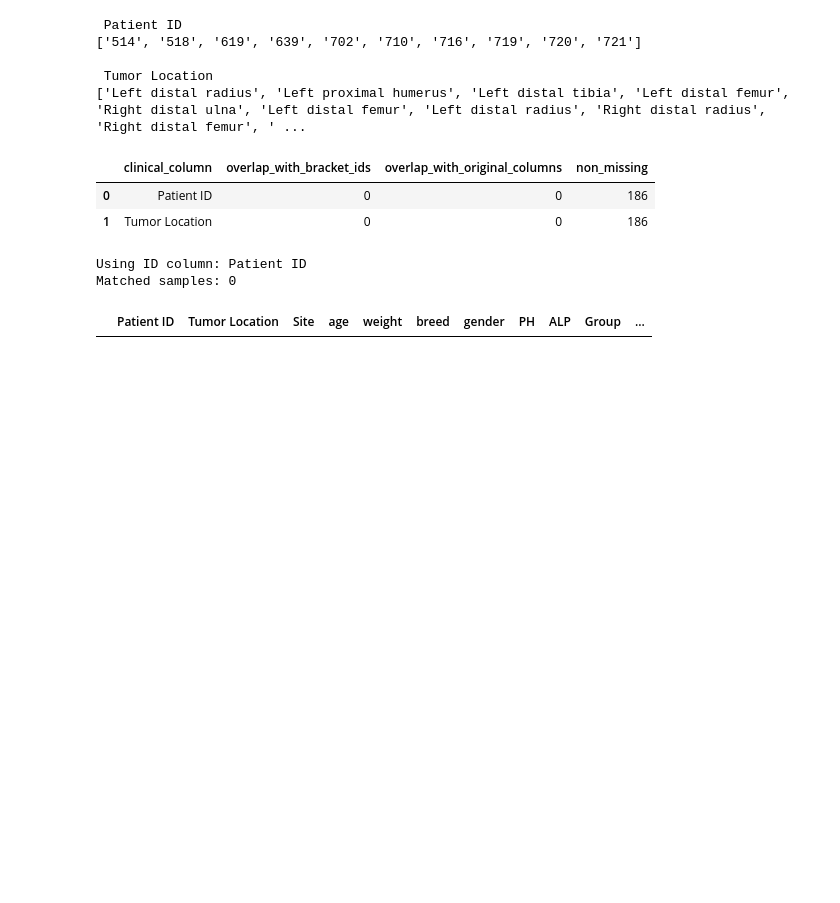
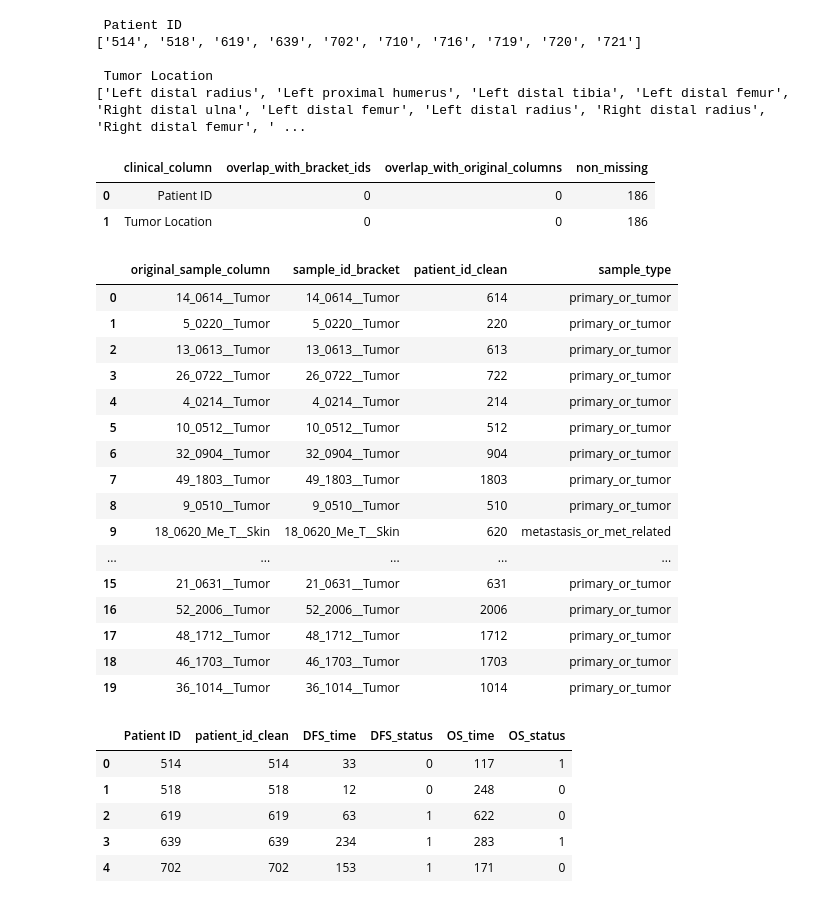
Before and after one commit to Helen2813/paper4_sarcoma_dog, a Jupyter notebook: notebooks/02_dog2_clinical_match.ipynb, the cells around one changed output. Cells and saved outputs as stored; diff of their text form; code cells hidden in the pictures; blank space fills up the shorter version.

```diff
--- a/notebooks/02_dog2_clinical_match.ipynb
+++ b/notebooks/02_dog2_clinical_match.ipynb
@@ -155,26 +155,67 @@ overlap_df.to_csv(PROCESSED_DIR / "DOG2_clinical_id_overlap_candidates.csv", ind
 | 0 | Patient ID | 0 | 0 | 186 |
 | 1 | Tumor Location | 0 | 0 | 186 |
 # %%
-# Edit this value if the automatic choice is wrong.
-ID_COL = overlap_df.iloc[0]["clinical_column"]
+def normalize_patient_id(x):
+    if pd.isna(x):
+        return None
+    x = str(x).strip()
+    m = re.search(r"\d+", x)
+    if m is None:
+        return None
+    return str(int(m.group(0)))
+
+
+def extract_patient_id_from_expression_col(x):
+    x = str(x).strip()
+    m = re.match(r"^\d+_0*(\d+)", x)
+    if m is None:
+        return None
+    return str(int(m.group(1)))
+
+
+def classify_sample_type(x):
+    x_low = str(x).lower()
+    if "met" in x_low or "me_t" in x_low:
+        return "metastasis_or_met_related"
+    if "tumor" in x_low:
+        return "primary_or_tumor"
+    return "other"
+
+
+sample_map = pd.read_csv(PROCESSED_DIR / "GSE238110_sample_id_map.csv")
+
+sample_map["patient_id_clean"] = sample_map["original_sample_column"].map(
+    extract_patient_id_from_expression_col
+)
+sample_map["sample_type"] = sample_map["original_sample_column"].map(classify_sample_type)
 
 clinical = clinical_raw.copy()
-clinical["sample_id_norm"] = clinical[ID_COL].map(normalize_id)
+clinical["patient_id_clean"] = clinical["Patient ID"].map(normalize_patient_id)
 
-sample_lookup = sample_map.copy()
-sample_lookup["sample_id_norm"] = sample_lookup["norm_bracket_id"]
-
-matched_clinical = clinical.merge(
-    sample_lookup[["original_sample_column", "sample_id_bracket", "sample_id_norm"]],
-    on="sample_id_norm",
-    how="inner"
-)
-
-print("Using ID column:", ID_COL)
-print("Matched samples:", matched_clinical.shape[0])
-display(matched_clinical.head())
+display(sample_map.head(20))
+display(clinical[["Patient ID", "patient_id_clean", "DFS_time", "DFS_status", "OS_time", "OS_status"]].head())
 # %% [output]
-Using ID column: Patient ID
-Matched samples: 0
-|  | Patient ID | Tumor Location | Site | age | weight | breed | gender | PH | ALP | Group | ... |
+|  | original_sample_column | sample_id_bracket | patient_id_clean | sample_type |
+| 0 | 14_0614__Tumor | 14_0614__Tumor | 614 | primary_or_tumor |
+| 1 | 5_0220__Tumor | 5_0220__Tumor | 220 | primary_or_tumor |
+| 2 | 13_0613__Tumor | 13_0613__Tumor | 613 | primary_or_tumor |
+| 3 | 26_0722__Tumor | 26_0722__Tumor | 722 | primary_or_tumor |
+| 4 | 4_0214__Tumor | 4_0214__Tumor | 214 | primary_or_tumor |
+| 5 | 10_0512__Tumor | 10_0512__Tumor | 512 | primary_or_tumor |
+| 6 | 32_0904__Tumor | 32_0904__Tumor | 904 | primary_or_tumor |
+| 7 | 49_1803__Tumor | 49_1803__Tumor | 1803 | primary_or_tumor |
+| 8 | 9_0510__Tumor | 9_0510__Tumor | 510 | primary_or_tumor |
+| 9 | 18_0620_Me_T__Skin | 18_0620_Me_T__Skin | 620 | metastasis_or_met_related |
+| ... | ... | ... | ... | ... |
+| 15 | 21_0631__Tumor | 21_0631__Tumor | 631 | primary_or_tumor |
+| 16 | 52_2006__Tumor | 52_2006__Tumor | 2006 | primary_or_tumor |
+| 17 | 48_1712__Tumor | 48_1712__Tumor | 1712 | primary_or_tumor |
+| 18 | 46_1703__Tumor | 46_1703__Tumor | 1703 | primary_or_tumor |
+| 19 | 36_1014__Tumor | 36_1014__Tumor | 1014 | primary_or_tumor |
+|  | Patient ID | patient_id_clean | DFS_time | DFS_status | OS_time | OS_status |
+| 0 | 514 | 514 | 33 | 0 | 117 | 1 |
+| 1 | 518 | 518 | 12 | 0 | 248 | 0 |
+| 2 | 619 | 619 | 63 | 1 | 622 | 0 |
+| 3 | 639 | 639 | 234 | 1 | 283 | 1 |
+| 4 | 702 | 702 | 153 | 1 | 171 | 0 |
 # %%
```
Also changed, not shown: parts of 5 cells of this notebook, 1 other file.
